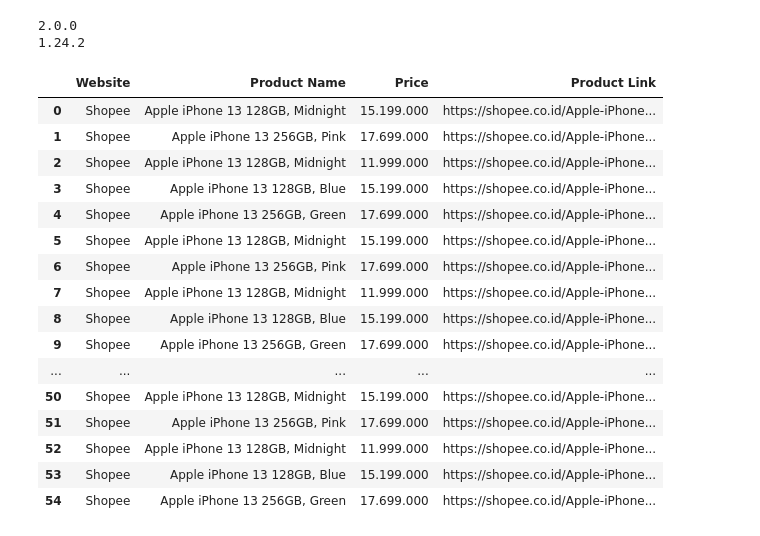
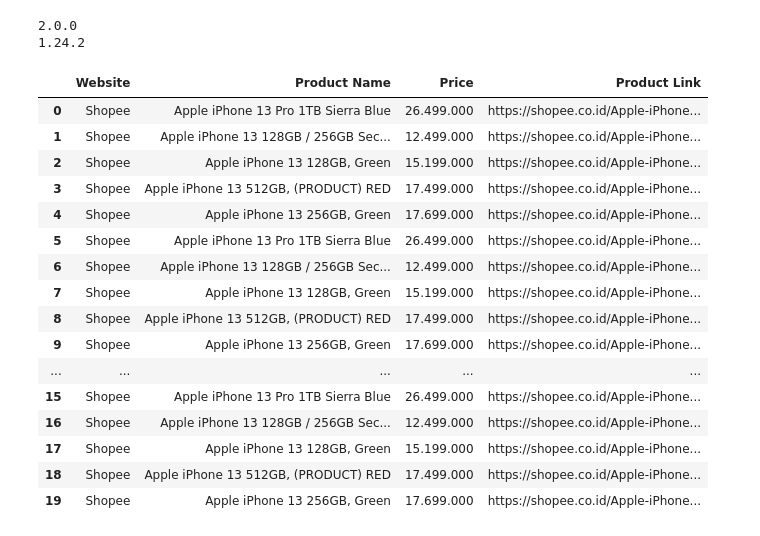
Before and after one commit to meilindazheng/web-automation, a Jupyter notebook: web-automation-task.ipynb, the cells around one changed output. Saved outputs shown, nothing was run; the diff lists cells and outputs as text; code cells hidden in the pictures.

Commit message:
retriving data from multiple page

```diff
--- a/web-automation-task.ipynb
+++ b/web-automation-task.ipynb
@@ -24,53 +20,52 @@ time.sleep(5)
-# %%
-content = driver.page_source
-data = BeautifulSoup(content,'html.parser')
-rentang = 500
-for i in range (1,20):
-    akhir = rentang*i
-    perintah = "window.scrollTo(0,"+str(akhir)+")"
-    driver.execute_script(perintah)
-    time.sleep(2)
 # %%
 url = 'https://shopee.co.id/search?keyword=iphone%2013'
 base_url = "https://shopee.co.id"
 current_url = driver.current_url
-max_pages = 10
+max_pages = 3
 current_page =0
+content = driver.page_source
+data = BeautifulSoup(content,'html.parser')
+product_name = "Apple iPhone 13"
 list_website, list_product, list_price, list_link=[],[],[],[]
 while current_page <= max_pages:
-    current_page+=1
-    content = driver.page_source
-    data = BeautifulSoup(content,'html.parser')
-    product_name = "Apple iPhone 13"
+    driver.get(f'https://shopee.co.id/search?keyword=iphone%2013&page={current_page}')
+    driver.set_window_size(1300,800)
+    time.sleep(5)
+    rentang = 500
+    for i in range (1,20):
+        akhir = rentang*i
+        perintah = "window.scrollTo(0,"+str(akhir)+")"
+        driver.execute_script(perintah)
+        time.sleep(3)
     for area in data.find_all('div',class_="col-xs-2-4 shopee-search-item-result__item"):
         nama = area.find('div',class_="ie3A+n bM+7UW Cve6sh").get_text()
         price = area.find('span',class_="ZEgDH9").get_text()
         link = area.find('a')['href']
+        website_name = "Shopee"
         if base_url in current_url and product_name in nama:
-            website_name = "Shopee"
             list_website.append(website_name)
             list_product.append(nama)
             list_price.append(price)
             list_link.append(base_url+link)
-
+    current_page+=1
 data_shopee = pd.DataFrame({'Website':list_website,'Product Name':list_product,'Price':list_price,'Product Link':list_link})
 pd.set_option('display.max_rows', None)
 data_shopee
 # %% [output]
 |  | Website | Product Name | Price | Product Link |
-| 0 | Shopee | Apple iPhone 13 128GB, Midnight | 15.199.000 | https://shopee.co.id/Apple-iPhone... |
-| 1 | Shopee | Apple iPhone 13 256GB, Pink | 17.699.000 | https://shopee.co.id/Apple-iPhone... |
-| 2 | Shopee | Apple iPhone 13 128GB, Midnight | 11.999.000 | https://shopee.co.id/Apple-iPhone... |
-| 3 | Shopee | Apple iPhone 13 128GB, Blue | 15.199.000 | https://shopee.co.id/Apple-iPhone... |
+| 0 | Shopee | Apple iPhone 13 Pro 1TB Sierra Blue | 26.499.000 | https://shopee.co.id/Apple-iPhone... |
+| 1 | Shopee | Apple iPhone 13 128GB / 256GB Sec... | 12.499.000 | https://shopee.co.id/Apple-iPhone... |
+| 2 | Shopee | Apple iPhone 13 128GB, Green | 15.199.000 | https://shopee.co.id/Apple-iPhone... |
+| 3 | Shopee | Apple iPhone 13 512GB, (PRODUCT) RED | 17.499.000 | https://shopee.co.id/Apple-iPhone... |
 | 4 | Shopee | Apple iPhone 13 256GB, Green | 17.699.000 | https://shopee.co.id/Apple-iPhone... |
-| 5 | Shopee | Apple iPhone 13 128GB, Midnight | 15.199.000 | https://shopee.co.id/Apple-iPhone... |
-| 6 | Shopee | Apple iPhone 13 256GB, Pink | 17.699.000 | https://shopee.co.id/Apple-iPhone... |
-| 7 | Shopee | Apple iPhone 13 128GB, Midnight | 11.999.000 | https://shopee.co.id/Apple-iPhone... |
-| 8 | Shopee | Apple iPhone 13 128GB, Blue | 15.199.000 | https://shopee.co.id/Apple-iPhone... |
+| 5 | Shopee | Apple iPhone 13 Pro 1TB Sierra Blue | 26.499.000 | https://shopee.co.id/Apple-iPhone... |
+| 6 | Shopee | Apple iPhone 13 128GB / 256GB Sec... | 12.499.000 | https://shopee.co.id/Apple-iPhone... |
+| 7 | Shopee | Apple iPhone 13 128GB, Green | 15.199.000 | https://shopee.co.id/Apple-iPhone... |
+| 8 | Shopee | Apple iPhone 13 512GB, (PRODUCT) RED | 17.499.000 | https://shopee.co.id/Apple-iPhone... |
 | 9 | Shopee | Apple iPhone 13 256GB, Green | 17.699.000 | https://shopee.co.id/Apple-iPhone... |
 | ... | ... | ... | ... | ... |
-| 50 | Shopee | Apple iPhone 13 128GB, Midnight | 15.199.000 | https://shopee.co.id/Apple-iPhone... |
-| 51 | Shopee | Apple iPhone 13 256GB, Pink | 17.699.000 | https://shopee.co.id/Apple-iPhone... |
-| 52 | Shopee | Apple iPhone 13 128GB, Midnight | 11.999.000 | https://shopee.co.id/Apple-iPhone... |
-| 53 | Shopee | Apple iPhone 13 128GB, Blue | 15.199.000 | https://shopee.co.id/Apple-iPhone... |
-| 54 | Shopee | Apple iPhone 13 256GB, Green | 17.699.000 | https://shopee.co.id/Apple-iPhone... |
+| 15 | Shopee | Apple iPhone 13 Pro 1TB Sierra Blue | 26.499.000 | https://shopee.co.id/Apple-iPhone... |
+| 16 | Shopee | Apple iPhone 13 128GB / 256GB Sec... | 12.499.000 | https://shopee.co.id/Apple-iPhone... |
+| 17 | Shopee | Apple iPhone 13 128GB, Green | 15.199.000 | https://shopee.co.id/Apple-iPhone... |
+| 18 | Shopee | Apple iPhone 13 512GB, (PRODUCT) RED | 17.499.000 | https://shopee.co.id/Apple-iPhone... |
+| 19 | Shopee | Apple iPhone 13 256GB, Green | 17.699.000 | https://shopee.co.id/Apple-iPhone... |
```
Also changed, not shown: parts of 4 cells of this notebook.
